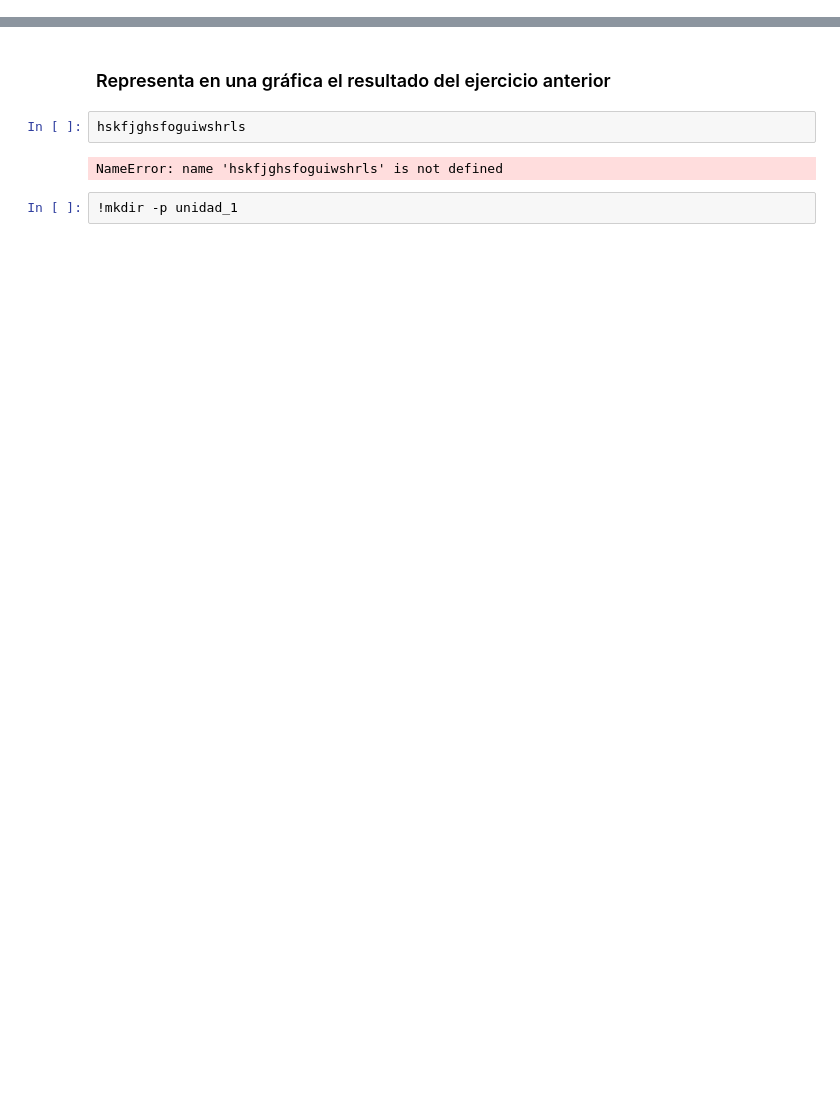
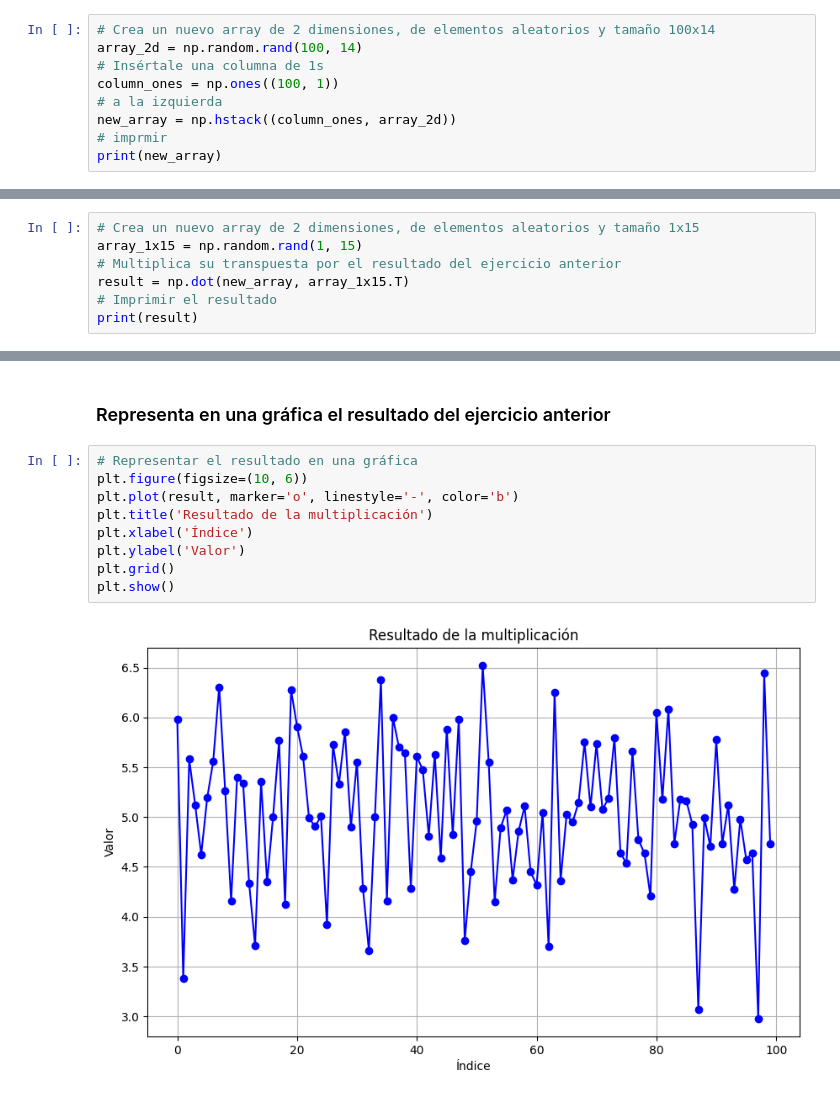
Before and after one commit to AndreaPardoGis/Machine.Learning, a Jupyter notebook: M01-Introducción_al_Machine_Learning/M1U3-Librerías_numéricas_de_Python_y_Scikit-learn/M1U3-2-Ejercicios_librerías.ipynb, the cells around one changed output, grey strips where cells are left out. Cells and saved outputs as stored; diff of their text form; blank space fills up the shorter version.

```diff
--- a/M01-Introducción_al_Machine_Learning/M1U3-Librerías_numéricas_de_Python_y_Scikit-learn/M1U3-2-Ejercicios_librerías.ipynb
+++ b/M01-Introducción_al_Machine_Learning/M1U3-Librerías_numéricas_de_Python_y_Scikit-learn/M1U3-2-Ejercicios_librerías.ipynb
@@ -370,2 +685,11 @@ print(clf2.predict(digits.data[-1:]))
 # %% [markdown]
 ### Crea un nuevo array de 2 dimensiones, de elementos aleatorios y tamaño 100x14, e insértale una columna de 1s a la izquierda
+# %%
+# Crea un nuevo array de 2 dimensiones, de elementos aleatorios y tamaño 100x14
+array_2d = np.random.rand(100, 14)
+# Insértale una columna de 1s
+column_ones = np.ones((100, 1))
+# a la izquierda
+new_array = np.hstack((column_ones, array_2d))
+# imprmir
+print(new_array)
@@ -372,2 +704,9 @@ print(clf2.predict(digits.data[-1:]))
 # %% [markdown]
 ### Crea un nuevo array de 2 dimensiones, de elementos aleatorios y tamaño 1x15 y multiplica su transpuesta por el resultado del ejercicio anterior
+# %%
+# Crea un nuevo array de 2 dimensiones, de elementos aleatorios y tamaño 1x15
+array_1x15 = np.random.rand(1, 15)
+# Multiplica su transpuesta por el resultado del ejercicio anterior
+result = np.dot(new_array, array_1x15.T)
+# Imprimir el resultado
+print(result)
@@ -374,8 +731,13 @@ print(clf2.predict(digits.data[-1:]))
 # %% [markdown]
 ### Representa en una gráfica el resultado del ejercicio anterior
-# %%
-hskfjghsfoguiwshrls
-# %% [output]
-NameError: name 'hskfjghsfoguiwshrls' is not defined
-# %%
-!mkdir -p unidad_1
+# %%
+# Representar el resultado en una gráfica
+plt.figure(figsize=(10, 6))
+plt.plot(result, marker='o', linestyle='-', color='b')
+plt.title('Resultado de la multiplicación')
+plt.xlabel('Índice')
+plt.ylabel('Valor')
+plt.grid()
+plt.show()
+# %% [output]
+[figure, added]
```
Also changed, not shown: parts of 44 cells of this notebook.
